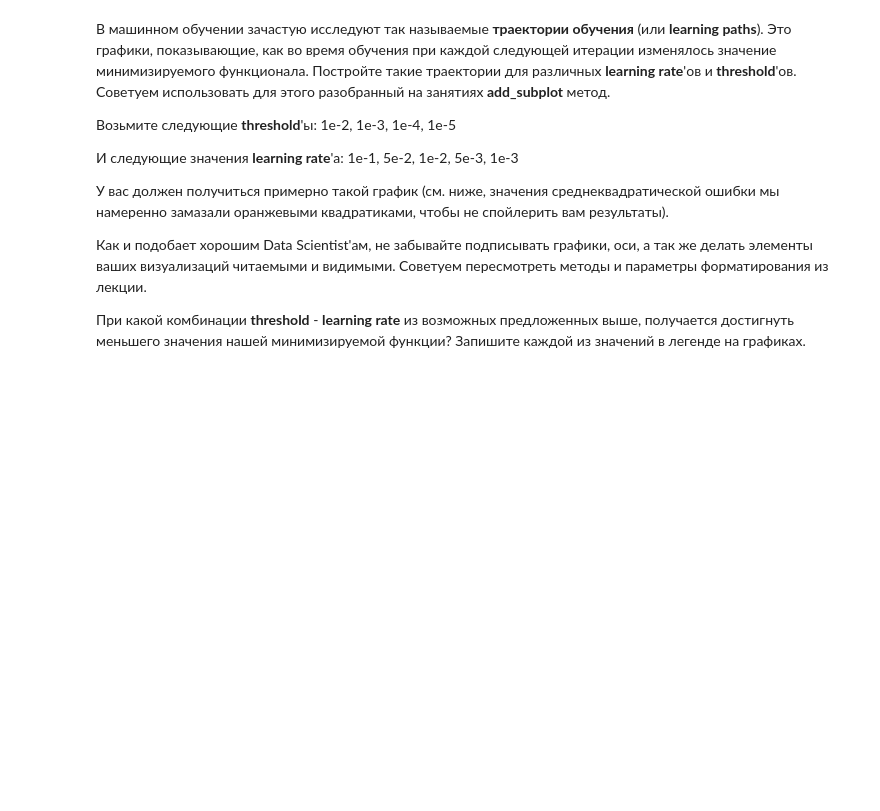
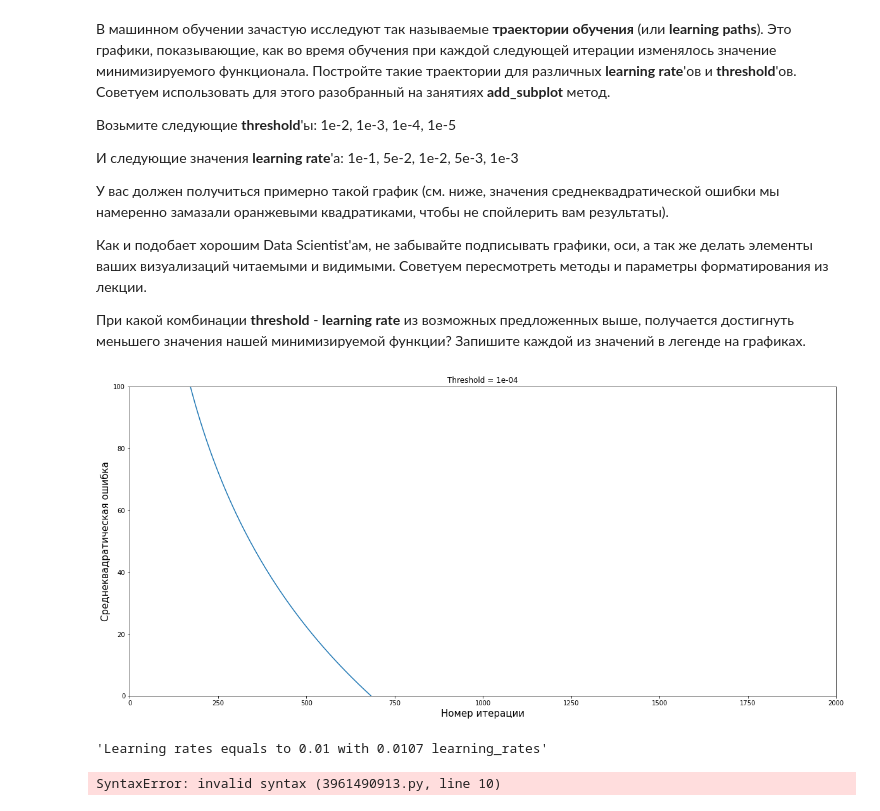
Before and after one commit to gavlique/Karpov_DS, a Jupyter notebook: ml/HW_4.ipynb, the cells around one changed output. Drawn from its saved outputs; the diff is of its cells as text; code cells hidden in the pictures; blank space fills up the shorter version.

Commit message:
graphs no 4

```diff
--- a/ml/HW_4.ipynb
+++ b/ml/HW_4.ipynb
@@ -289,0 +286,43 @@ thresholds = [0.01, 0.001, 0.0001, 0.00001]
+# %%
+fig = plt.figure()
+fig.set_size_inches(20, 9)
+
+plt.plot(GD.iteration_loss_dict.values(), GD.iteration_loss_dict.keys())
+plt.title('Threshold = {:.0e}'.format(0.0001))
+plt.xlabel('Номер итерации', fontsize=15, color='black')
+plt.ylabel('Среднеквадратическая ошибка', fontsize=15, color='black')
+plt.ylim(0, 100)
+plt.xlim(0, 2000)
+plt.show()
+'Learning rates equals to {} with {:.4f} learning_rates'.format(0.01, list(GD.iteration_loss_dict.values())[-1])
+# %% [output]
+[figure, added]
+'Learning rates equals to 0.01 with 0.0107 learning_rates'
+# %%
+### Your code is here
+
+learning_rates = [0.1, 0.05, 0.01, 0.005, 0.001]
+thresholds = [0.01, 0.001, 0.0001, 0.00001]
+legend_list = []
+
+fig = plt.figure()
+fig.set_size_inches(20, 9)
+
+for num, threshold in enumerate(thresholds):
+    fig.add_subplot(2, 2, num)
+    plt.title('Threshold = {:.0e}'.format(threshold))
+    plt.xlabel('Номер итерации', fontsize=15, color='black')
+    plt.ylabel('Среднеквадратическая ошибка', fontsize=15, color='black')
+    for learning_rate in learning_rates:
+        GD = GradientDescentMse(samples=X, targets=Y)
+        GD.add_constant_feature()
+        GD.learn()
+
+        plt.plot(GD.iteration_loss_dict.values(), GD.iteration_loss_dict.keys())
+        legend_list.append('Learning rates equals to {} with {:.4f} learning_rates'.format(learning_rate, list(GD.iteration_loss_dict.values())[-1])
+
+    plt.legend(legend_list)
+
+plt.show()
+# %% [output]
+SyntaxError: invalid syntax (3961490913.py, line 10)
```
Also changed, not shown: parts of 2 cells of this notebook.
